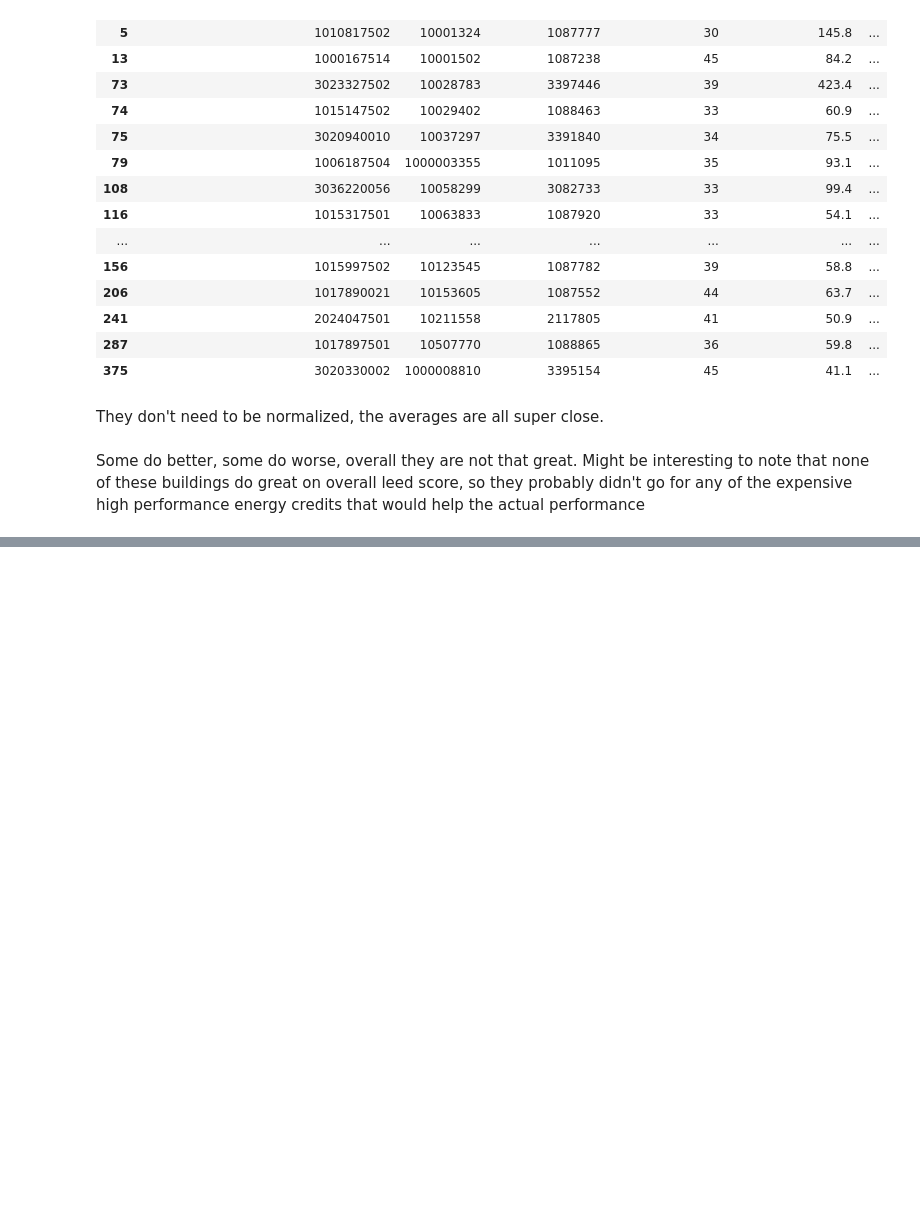
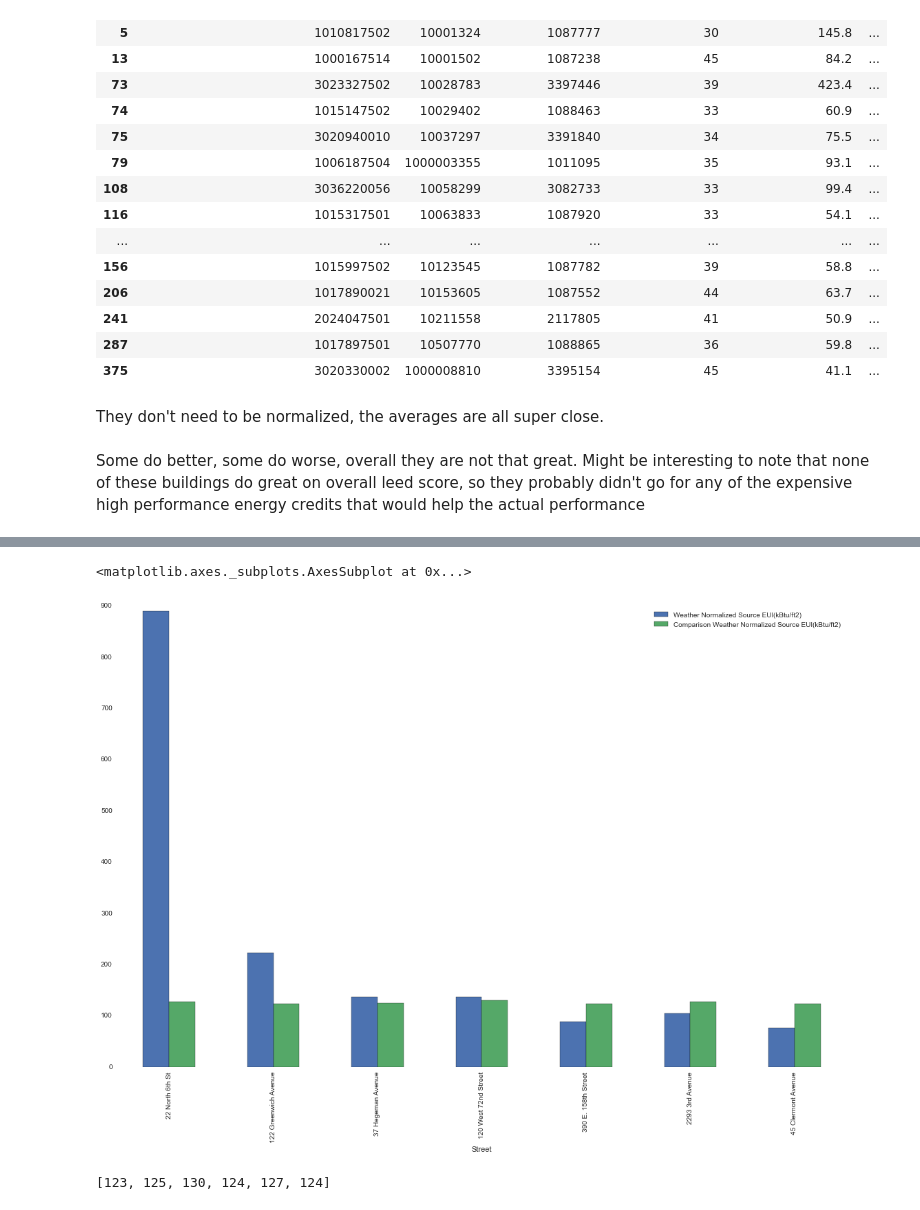
Before and after one commit to Data-Science-TIY/builditgreen, a Jupyter notebook: notebooks/NYCBuildingsAnalysis.ipynb, the cells around one changed output, grey strips where cells are left out. Saved outputs shown, nothing was run; the diff lists cells and outputs as text; code cells hidden in the pictures; blank space fills up the shorter version.

```diff
--- a/notebooks/NYCBuildingsAnalysis.ipynb
+++ b/notebooks/NYCBuildingsAnalysis.ipynb
@@ -618,0 +681,4 @@ nyc_df_compare.to_pickle("nyc_energy_comparison_josh.pkl")
+# %%
+under_150 = full_nyc_analysis[full_nyc_analysis['Reported Property Floor Area (Building(s)) (ft²))'] < 150000]
+# %%
+under_150 = under_150.set_index('Street')
@@ -618,0 +693,6 @@ nyc_df_compare.to_pickle("nyc_energy_comparison_josh.pkl")
+# %%
+under_150[['Weather Normalized Source EUI(kBtu/ft2)',
+       'Comparison Weather Normalized Source EUI(kBtu/ft2)']].plot(kind="bar", figsize=(19, 12))
+# %% [output]
+<matplotlib.axes._subplots.AxesSubplot at 0x...>
+[figure, added]
@@ -618,0 +703,4 @@ nyc_df_compare.to_pickle("nyc_energy_comparison_josh.pkl")
+# %%
+under_150['Comparison Weather Normalized Source EUI(kBtu/ft2)'].tolist()
+# %% [output]
+[123, 125, 130, 124, 127, 124]
```
Also changed, not shown: parts of 36 cells of this notebook.
